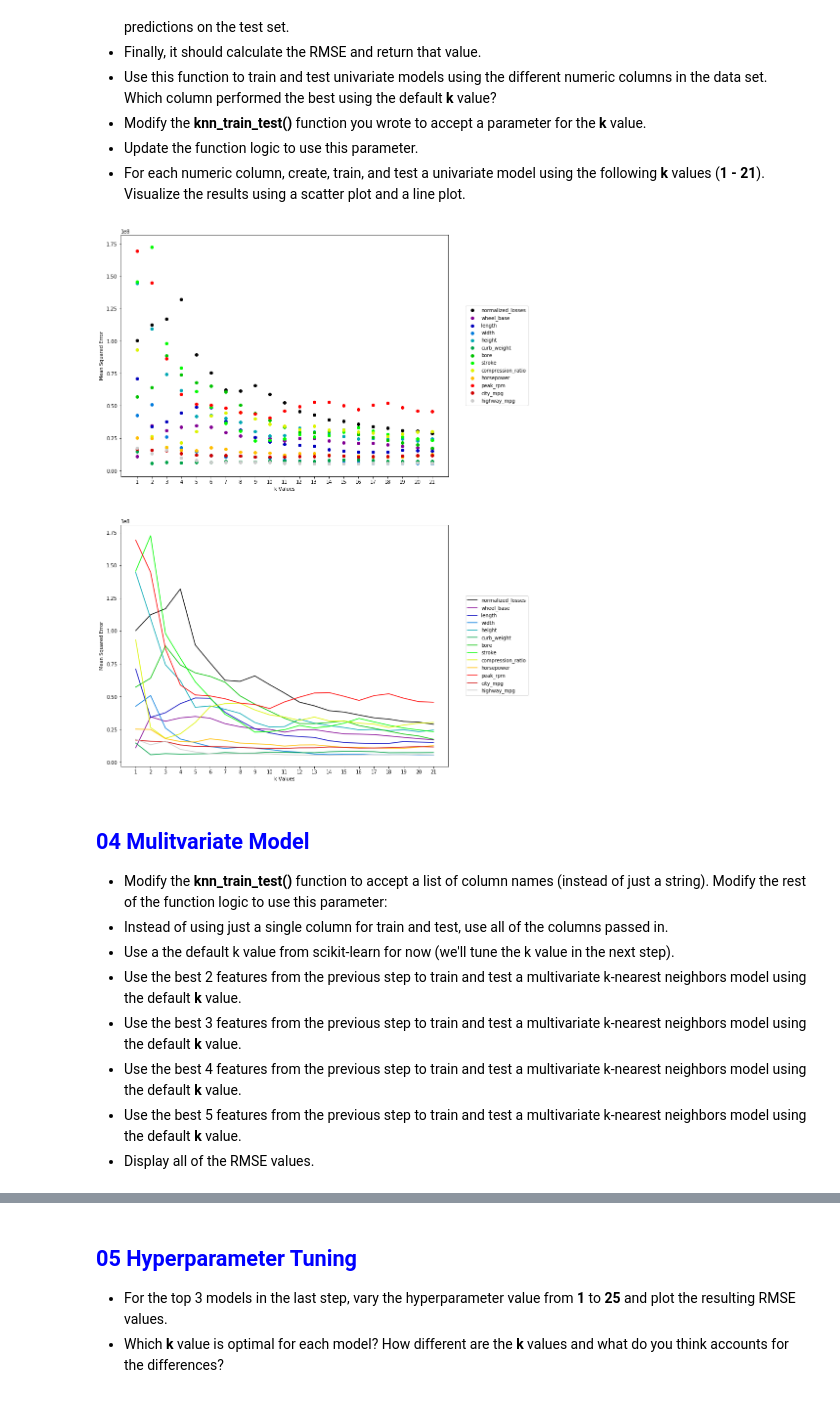
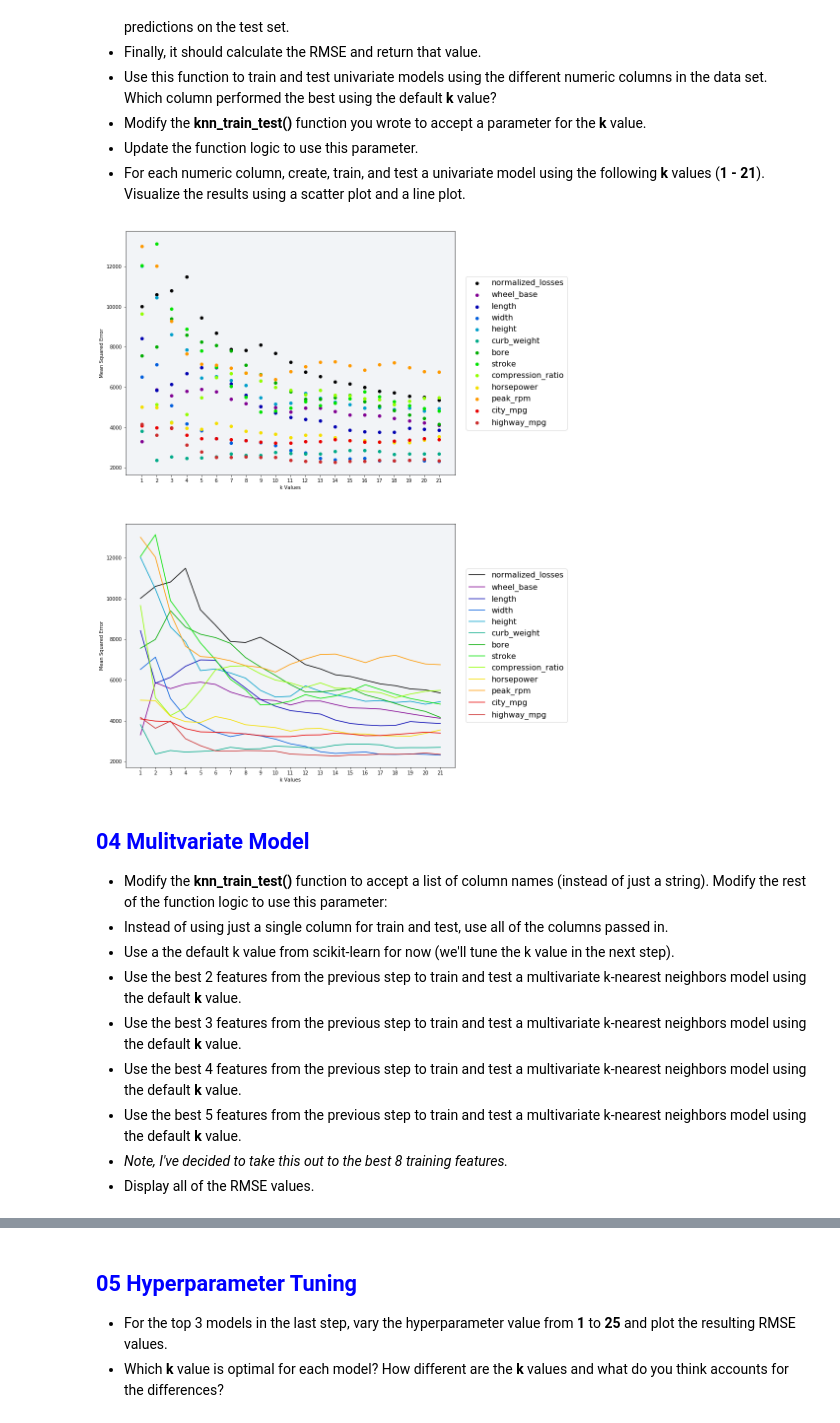
Before and after one commit to kitestring/DataQuest, a Jupyter notebook: 06_MachineLearning/01_ML_Fundamentals/06_GuidedProject_PredictingCarPrices/PredictingCarPrices.ipynb, the cells around one changed output, grey strips where cells are left out. Cells and saved outputs as stored; diff of their text form; code cells hidden in the pictures.

```diff
--- a/06_MachineLearning/01_ML_Fundamentals/06_GuidedProject_PredictingCarPrices/PredictingCarPrices.ipynb
+++ b/06_MachineLearning/01_ML_Fundamentals/06_GuidedProject_PredictingCarPrices/PredictingCarPrices.ipynb
@@ -293,41 +317,44 @@ def knn_train_test(df, train_columns, predict_column, k_value):
 # %%
 # instantiate mse dict
-mse_dict = {}
+rmse_dict = {}
 
 for feature in test_features:
     # instantiate mse list
-    mse = []
+    rmse = []
 
     for k_value in k_values:
-        mse.append(knn_train_test(df=numeric_cars_normalized, train_columns=feature,
+        rmse.append(knn_train_test_Univariate(df=numeric_cars_normalized, train_columns=feature,
                     predict_column=predictive_feature, k_value=k_value))
 
-    mse_dict[feature] = mse
+    rmse_dict[feature] = rmse
 # %%
+matplotlib.rc('legend', fontsize=16)
 fig = plt.figure(figsize=(12,20))
 ax1 = fig.add_subplot(2,1,1)
 ax2 = fig.add_subplot(2,1,2)
 
-ax1.set_prop_cycle('color',plt.cm.spectral(np.linspace(0,1.7,21)))
-ax2.set_prop_cycle('color',plt.cm.spectral(np.linspace(0,1.7,21)))
+ax1.set_prop_cycle('color',plt.cm.spectral(np.linspace(0,1.6,21)))
+ax2.set_prop_cycle('color',plt.cm.spectral(np.linspace(0,1.6,21)))
 
 for i, feature in enumerate(test_features):
-    ax1.scatter(x=k_values, y=mse_dict[feature], label=feature)
-    ax2.plot(k_values, mse_dict[feature], label=feature)
+    ax1.scatter(x=k_values, y=rmse_dict[feature], label=feature)
+    ax2.plot(k_values, rmse_dict[feature], label=feature)
 
-ax1.legend(loc='center right', bbox_to_anchor=(1.25, 0.5))
+ax1.legend(loc='center right', bbox_to_anchor=(1.35, 0.5))
 ax1.set_xlabel('k Values')
 ax1.set_ylabel('Mean Squared Error')
 ax1.set_xticks(k_values)
+ax1.set_facecolor("#f2f4f7")
 
-ax2.legend(loc='center right', bbox_to_anchor=(1.25, 0.5))
+ax2.legend(loc='center right', bbox_to_anchor=(1.35, 0.5))
 ax2.set_xlabel('k Values')
 ax2.set_ylabel('Mean Squared Error')
 ax2.set_xticks(k_values)
+ax2.set_facecolor("#f2f4f7")
 
 plt.show()
 # %% [output]
-[figure, old version]
+[figure, new version]
 # %% [markdown]
 ## <font color=blue>04 Mulitvariate Model</font>
 *  Modify the __knn_train_test()__ function to accept a list of column names (instead of just a string). Modify the rest of the function logic to use this parameter:
@@ -337,4 +364,5 @@ plt.show()
 *  Use the best 3 features from the previous step to train and test a multivariate k-nearest neighbors model using the default __k__ value.
 *  Use the best 4 features from the previous step to train and test a multivariate k-nearest neighbors model using the default __k__ value.
 *  Use the best 5 features from the previous step to train and test a multivariate k-nearest neighbors model using the default __k__ value.
+  *  *Note, I've decided to take this out to the best 8 training features.*
 *  Display all of the RMSE values.
```
Also changed, not shown: parts of 12 cells of this notebook, 4 other files.
